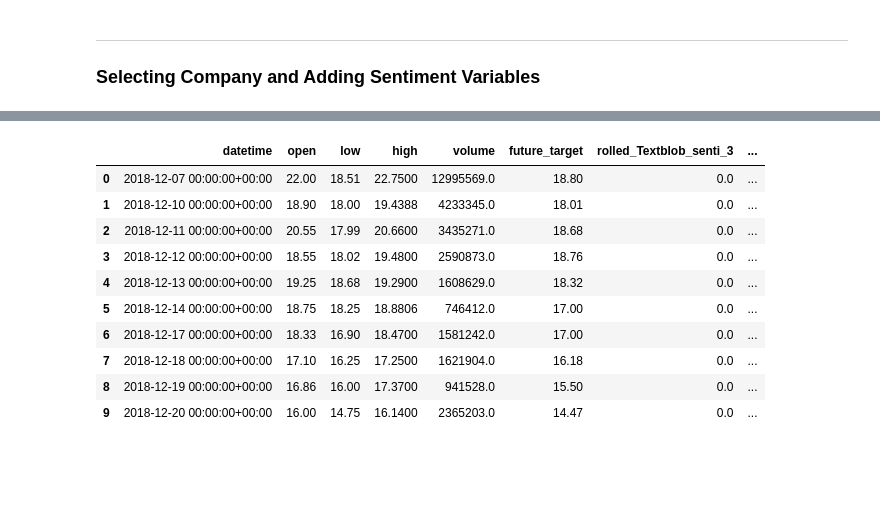
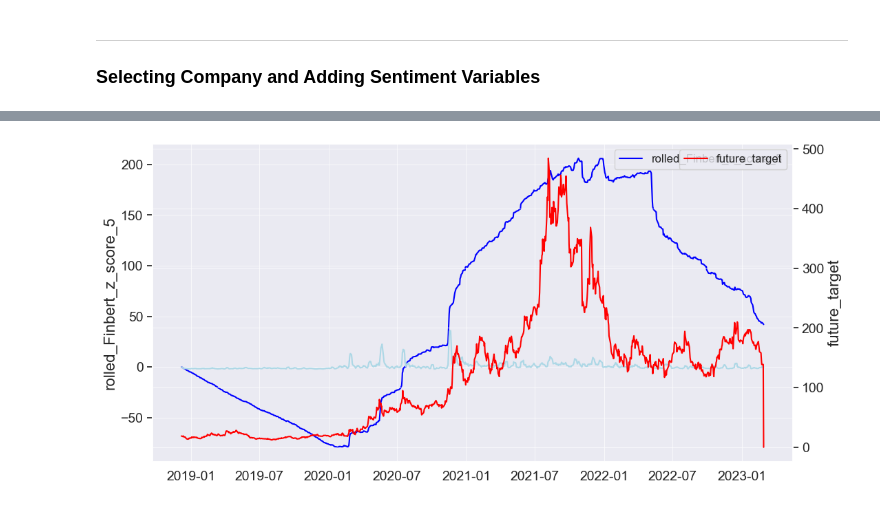
Before and after one commit to Diegozu97/thesis_code, a Jupyter notebook: 05_data_prep.ipynb, the cells around one changed output, grey strips where cells are left out. Cells and saved outputs as stored; diff of their text form; code cells hidden in the pictures; blank space fills up the shorter version.

```diff
--- a/05_data_prep.ipynb
+++ b/05_data_prep.ipynb
@@ -307,0 +280,5 @@ company_pred_df_senti = company_pred_df_senti.fillna(0.0)
+# %%
+sentiment_df = pd.read_csv(modelling_data_path + "/senti_cleaned_df.csv")
+sentiment_df["datetime"] = pd.to_datetime(sentiment_df["date"], utc = True)
+sentiment_df = sentiment_df[sentiment_df["company"] == company]
+sentiment_df = sentiment_df.sort_values(by = "datetime")
@@ -308,4 +299,11 @@ company_pred_df_senti = company_pred_df_senti.fillna(0.0)
 # %%
+company_pred_df["datetime"] = pd.to_datetime(company_pred_df["datetime"], utc = True)
+company_pred_df_senti = pd.merge(company_pred_df, sentiment_df, how = "left", on = ["datetime"])
+company_pred_df_senti = compute_techincal_labels(company_pred_df_senti, "close")
+company_pred_df_senti = company_pred_df_senti.sort_values(by = "datetime")
+company_pred_df_senti = company_pred_df_senti.fillna(0.0)
+
+
 macro_vars = ['open', 'low', 'high', 'volume', 'euro_doll_bid',
             'euro_doll_ask','eur_doll_high','eur_doll_low', 'eur_doll_open',
             'refresh_rate', 'euro_doll_bidnet', 'nasdaq_close', 'nasdaqd_net',
@@ -319,13 +317,13 @@ techni_vars = ['mean2w','std2w','std1w']
 
 fama_vars = ['beta_mktrf','beta_smb','beta_hml','beta_rmw','beta_cma']
 
-Ssenti_vars = ['Textblob_senti','Vader_sentim']
+Ssenti_vars = ['Finbert_z_score']
 
 for senti_var in Ssenti_vars:
-    for lag in range(1, 20, 1):
-        company_pred_df_senti["rolled_"+ senti_var + "_" +str(lag)] = company_pred_df_senti[senti_var].rolling(window = lag, min_periods=0).mean()
+    for lag in range(0, 500, 1):
+        company_pred_df_senti["rolled_"+ senti_var + "_" +str(lag)] = company_pred_df_senti[senti_var].rolling(window = lag, min_periods=0).sum()
 
-Csenti_vars = list(company_pred_df_senti.columns[52:])
+Csenti_vars = list(company_pred_df_senti.columns[68:])
 date = ["datetime"]
 
 future_target = ["future_target"]
@@ -350,0 +362,29 @@ company_pred_df_senti[Csenti_vars]
+# %%
+column_name1 = "rolled_Finbert_z_score_371"
+column_name2 = "future_target"
+columns_name3 ="rolled_Finbert_z_score_5"
+# create a figure and an axis object
+fig, ax1 = plt.subplots(figsize=(12, 6))
+# plot the sentiment column on the primary y-axis
+ax1.plot(company_pred_df_senti.datetime, company_pred_df_senti[column_name1], color='blue')
+ax1.set_ylabel(column_name1)
+
+ax1.plot(company_pred_df_senti.datetime, company_pred_df_senti[columns_name3], color='lightblue')
+ax1.set_ylabel(columns_name3)
+
+# create a secondary y-axis
+ax2 = ax1.twinx()
+
+# plot the Close column on the secondary y-axis
+ax2.plot(company_pred_df_senti.datetime, company_pred_df_senti[column_name2], color='red')
+ax2.set_ylabel(column_name2)
+
+# add a legend
+ax1.legend([column_name1], loc='upper left')
+ax2.legend([column_name2], loc='upper right')
+ax1.legend([columns_name3], loc='upper right')
+
+# show the plot
+plt.show()
+# %% [output]
+[figure, added]
@@ -354,15 +397 @@ simple_model = ['open','low','high','volume', "rolled_Textblob_senti_3","rolled_
 company_pred_df_senti = company_pred_df_senti[simple_vars+lagged_vars + techni_vars]
-# %%
-company_pred_df_senti.head(10)
-# %% [output]
-|  | datetime | open | low | high | volume | future_target | rolled_Textblob_senti_3 | ... |
-| 0 | 2018-12-07 00:00:00+00:00 | 22.00 | 18.51 | 22.7500 | 12995569.0 | 18.80 | 0.0 | ... |
-| 1 | 2018-12-10 00:00:00+00:00 | 18.90 | 18.00 | 19.4388 | 4233345.0 | 18.01 | 0.0 | ... |
-| 2 | 2018-12-11 00:00:00+00:00 | 20.55 | 17.99 | 20.6600 | 3435271.0 | 18.68 | 0.0 | ... |
-| 3 | 2018-12-12 00:00:00+00:00 | 18.55 | 18.02 | 19.4800 | 2590873.0 | 18.76 | 0.0 | ... |
-| 4 | 2018-12-13 00:00:00+00:00 | 19.25 | 18.68 | 19.2900 | 1608629.0 | 18.32 | 0.0 | ... |
-| 5 | 2018-12-14 00:00:00+00:00 | 18.75 | 18.25 | 18.8806 | 746412.0 | 17.00 | 0.0 | ... |
-| 6 | 2018-12-17 00:00:00+00:00 | 18.33 | 16.90 | 18.4700 | 1581242.0 | 17.00 | 0.0 | ... |
-| 7 | 2018-12-18 00:00:00+00:00 | 17.10 | 16.25 | 17.2500 | 1621904.0 | 16.18 | 0.0 | ... |
-| 8 | 2018-12-19 00:00:00+00:00 | 16.86 | 16.00 | 17.3700 | 941528.0 | 15.50 | 0.0 | ... |
-| 9 | 2018-12-20 00:00:00+00:00 | 16.00 | 14.75 | 16.1400 | 2365203.0 | 14.47 | 0.0 | ... |
```
Also changed, not shown: parts of 26 cells of this notebook, 2 other files.
